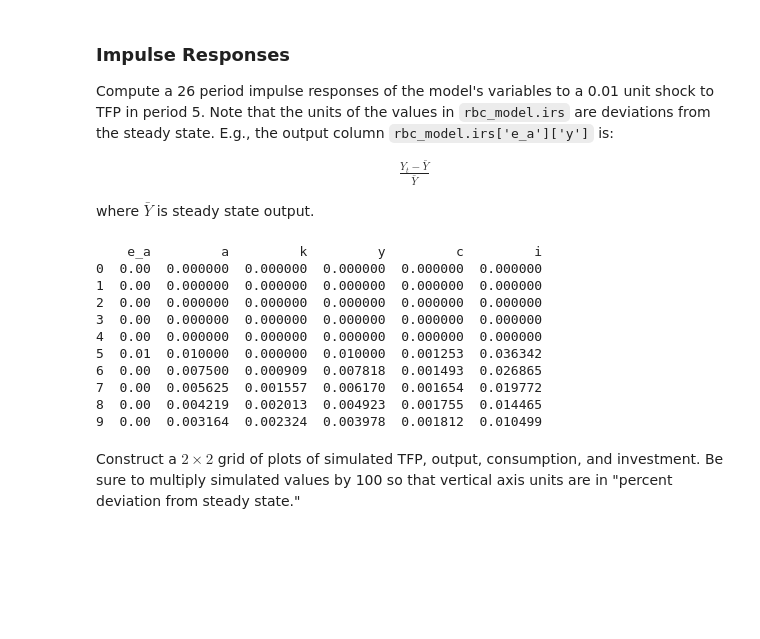
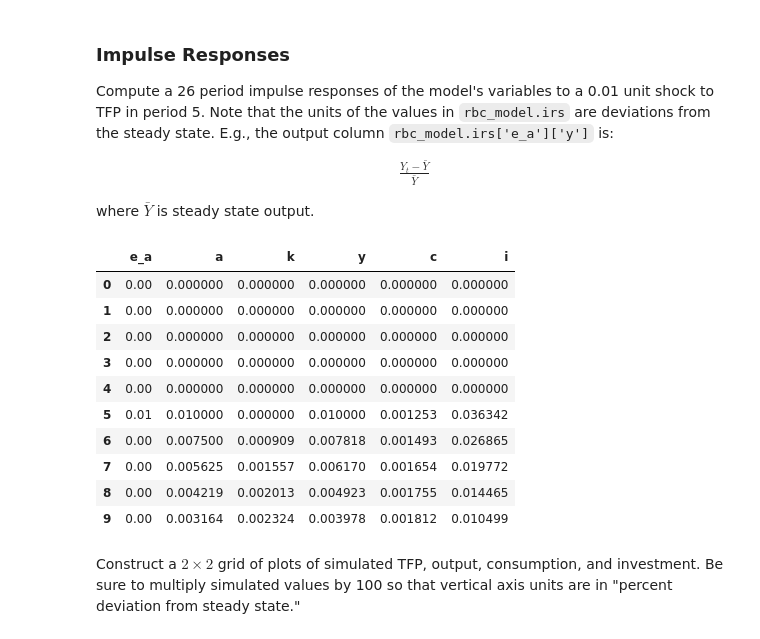
Before and after one commit to letsgoexploring/econ126, a Jupyter notebook: Lecture Notebooks/Econ126_Class_12.ipynb, the cells around one changed output. Saved outputs shown, nothing was run; the diff lists cells and outputs as text; code cells hidden in the pictures; blank space fills up the shorter version.

```diff
--- a/Lecture Notebooks/Econ126_Class_12.ipynb
+++ b/Lecture Notebooks/Econ126_Class_12.ipynb
@@ -158,21 +158,21 @@ where $\bar{Y}$ is steady state output.
 # %%
 # Compute impulse responses
 rbc_model.impulse(T=26,t0=5,shocks=[0.01])
 
-# Print the first 10 rows of the computed impulse responses to the TFP shock
-print(rbc_model.irs['e_a'].head(10))
+# Display the first 10 rows of the computed impulse responses to the TFP shock
+display(rbc_model.irs['e_a'].head(10))
 # %% [output]
-    e_a         a         k         y         c         i
-0  0.00  0.000000  0.000000  0.000000  0.000000  0.000000
-1  0.00  0.000000  0.000000  0.000000  0.000000  0.000000
-2  0.00  0.000000  0.000000  0.000000  0.000000  0.000000
-3  0.00  0.000000  0.000000  0.000000  0.000000  0.000000
-4  0.00  0.000000  0.000000  0.000000  0.000000  0.000000
-5  0.01  0.010000  0.000000  0.010000  0.001253  0.036342
-6  0.00  0.007500  0.000909  0.007818  0.001493  0.026865
-7  0.00  0.005625  0.001557  0.006170  0.001654  0.019772
-8  0.00  0.004219  0.002013  0.004923  0.001755  0.014465
-9  0.00  0.003164  0.002324  0.003978  0.001812  0.010499
+|  | e_a | a | k | y | c | i |
+| 0 | 0.00 | 0.000000 | 0.000000 | 0.000000 | 0.000000 | 0.000000 |
+| 1 | 0.00 | 0.000000 | 0.000000 | 0.000000 | 0.000000 | 0.000000 |
+| 2 | 0.00 | 0.000000 | 0.000000 | 0.000000 | 0.000000 | 0.000000 |
+| 3 | 0.00 | 0.000000 | 0.000000 | 0.000000 | 0.000000 | 0.000000 |
+| 4 | 0.00 | 0.000000 | 0.000000 | 0.000000 | 0.000000 | 0.000000 |
+| 5 | 0.01 | 0.010000 | 0.000000 | 0.010000 | 0.001253 | 0.036342 |
+| 6 | 0.00 | 0.007500 | 0.000909 | 0.007818 | 0.001493 | 0.026865 |
+| 7 | 0.00 | 0.005625 | 0.001557 | 0.006170 | 0.001654 | 0.019772 |
+| 8 | 0.00 | 0.004219 | 0.002013 | 0.004923 | 0.001755 | 0.014465 |
+| 9 | 0.00 | 0.003164 | 0.002324 | 0.003978 | 0.001812 | 0.010499 |
 # %% [markdown]
 Construct a $2\times2$ grid of plots of simulated TFP, output, consumption, and investment. Be sure to multiply simulated values by 100 so that vertical axis units are in "percent deviation from steady state."
 # %%
```
Also changed, not shown: parts of 3 cells of this notebook, 6 other files.
